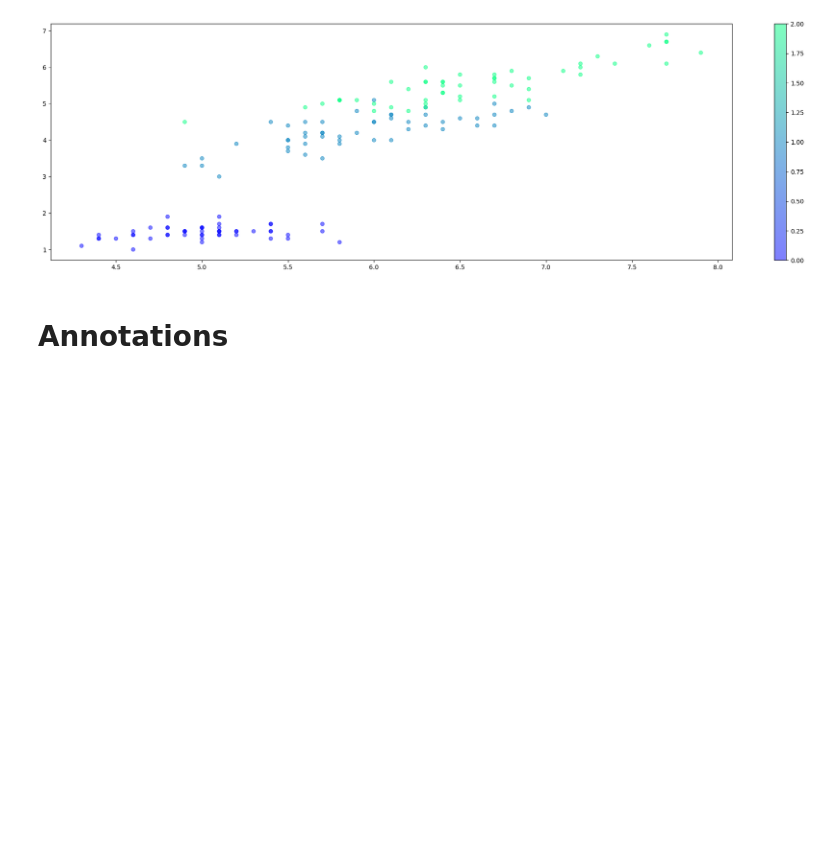
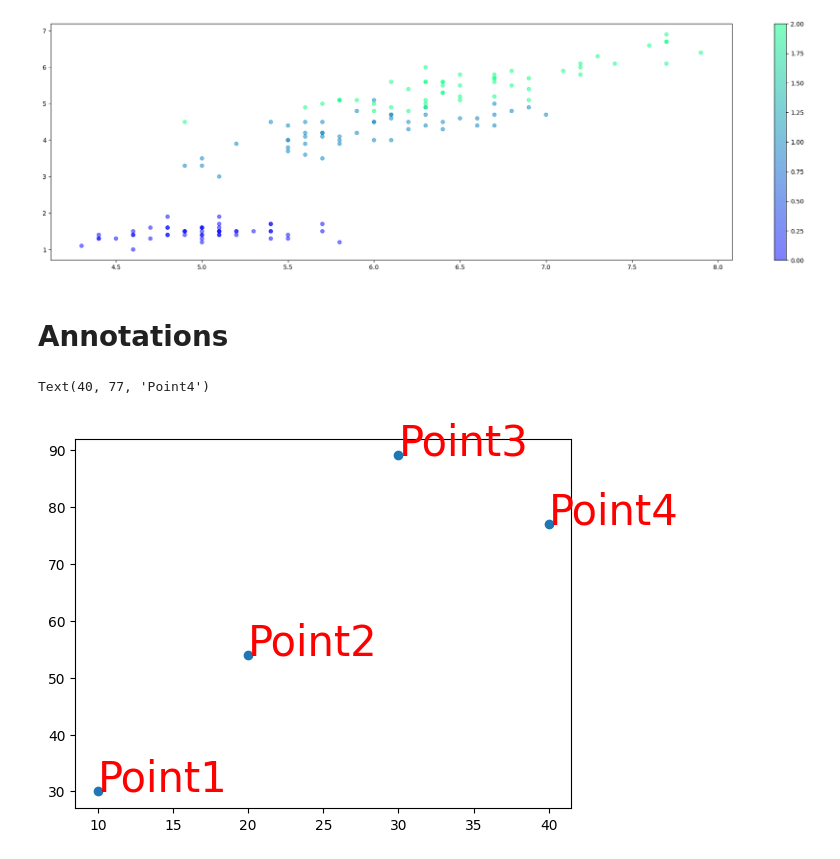
Before and after one commit to faisalkhan4k/Data-visualization, a Jupyter notebook: matplotlib1.ipynb, the cells around one changed output. Drawn from its saved outputs; the diff is of its cells as text; code cells hidden in the pictures; blank space fills up the shorter version.

```diff
--- a/matplotlib1.ipynb
+++ b/matplotlib1.ipynb
@@ -30,3 +30,16 @@ plt.colorbar()
 [figure]
 # %% [markdown]
 <h1>Annotations
+# %%
+#adding text to graph points
+age=[10,20,30,40]
+weight=[30,54,89,77]
+# %%
+plt.scatter(age,weight)
+plt.text(10,30,'Point1',fontdict={'size':30,'color':'red'})
+plt.text(20,54,'Point2',fontdict={'size':30,'color':'red'})
+plt.text(30,89,'Point3',fontdict={'size':30,'color':'red'})
+plt.text(40,77,'Point4',fontdict={'size':30,'color':'red'})
+# %% [output]
+Text(40, 77, 'Point4')
+[figure, added]
```
Also changed, not shown: parts of 11 cells of this notebook.
